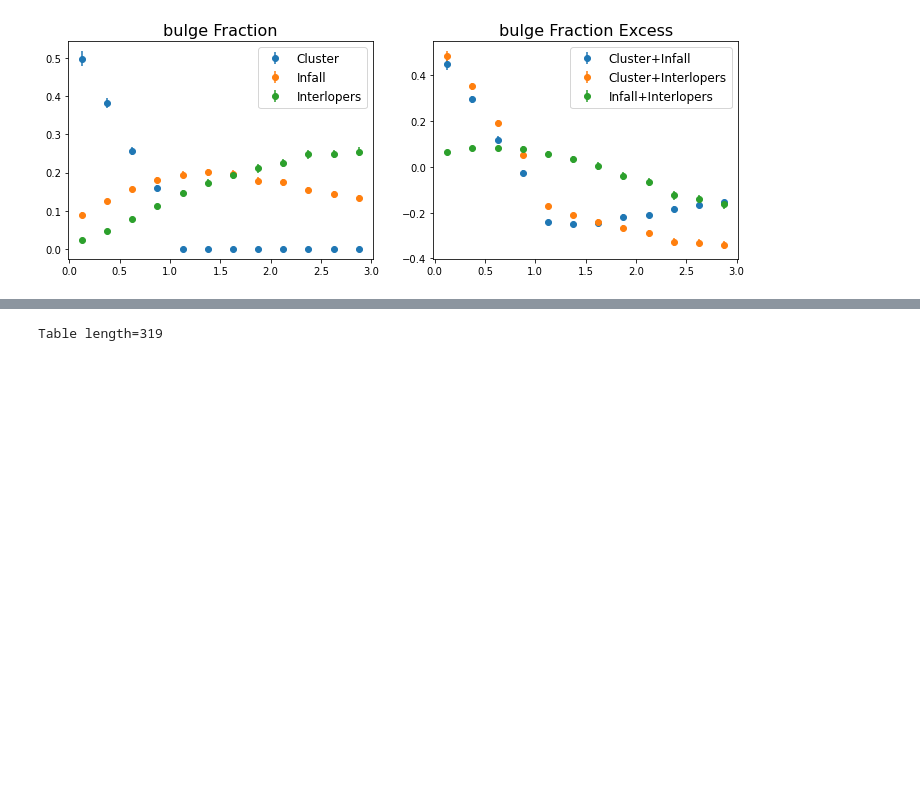
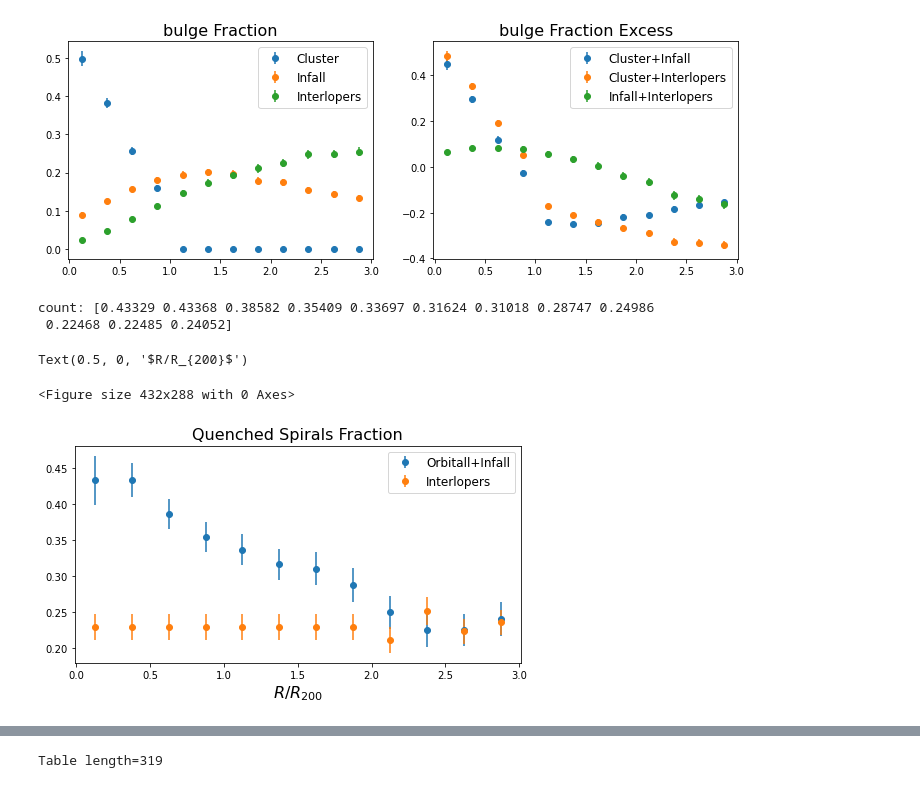
Before and after one commit to estevesjh/galaxyFormation, a Jupyter notebook: notebooks/plot_cluster_fractions.ipynb, the cells around one changed output, grey strips where cells are left out. Cells and saved outputs as stored; diff of their text form; code cells hidden in the pictures; blank space fills up the shorter version.

Commit message:
quenched bulge

```diff
--- a/notebooks/plot_cluster_fractions.ipynb
+++ b/notebooks/plot_cluster_fractions.ipynb
@@ -192,0 +256,43 @@ count: [0.61072 0.61072 0.61072 0.61072 0.61072 0.61072 0.61072 0.61072 0.61072
+# %%
+prop = 'spiral_quenching'
+method = 'radii'
+x = np.loadtxt(file_base.format(type=prop, prop=method)).T
+
+plt.clf()
+fig = plt.figure(figsize=(8,4))
+plt.subplot(1, 1, 1)
+
+count = np.zeros_like(x[0])
+for i in range(1):
+    ii = 2*i + 1
+    plt.errorbar(x[0], x[ii], yerr=x[ii+1], label='Orbitall+Infall', fmt='o')
+
+ii = 2*2+1
+plt.errorbar(x[0], x[ii], yerr=x[ii+1], label='Interlopers', fmt='o')
+# plt.errorbar(frac_n[0], frac_n[1], yerr=frac_n[2], label='Interlopers', fmt='o')
+    #count = x[ii][0]
+print('count:',x[1])
+
+plt.legend(fontsize=12)
+#plt.xlabel(r'Log($M_\star/M_{\odot}$)',fontsize=16)
+plt.title('Quenched Spirals Fraction',fontsize=16)
+plt.xlabel(r'$R/R_{200}$', fontsize=16)
+# plt.subplot(1, 2, 2)
+
+# y = np.empty((0))
+# for i in range(3):
+#     ii = (2*i + 1)+6
+#     plt.errorbar(x[0], x[ii], yerr=0.5*x[ii+1], label=label2[i], fmt='o')
+#     y = np.hstack([y,x[ii]])
+
+# ymin,ymax = get_percentile(y)
+# plt.legend(fontsize=12)
+# plt.ylim(ymin,ymax)
+#plt.xlabel(r'Log($M_\star/M_{\odot}$)',fontsize=18)
+# plt.title('%s Fraction Excess'%prop,fontsize=16)
+# %% [output]
+count: [0.43329 0.43368 0.38582 0.35409 0.33697 0.31624 0.31018 0.28747 0.24986
+ 0.22468 0.22485 0.24052]
+Text(0.5, 0, '$R/R_{200}$')
+<Figure size 432x288 with 0 Axes>
+[figure, added]
```
Also changed, not shown: parts of 17 cells of this notebook, 12 other files.
